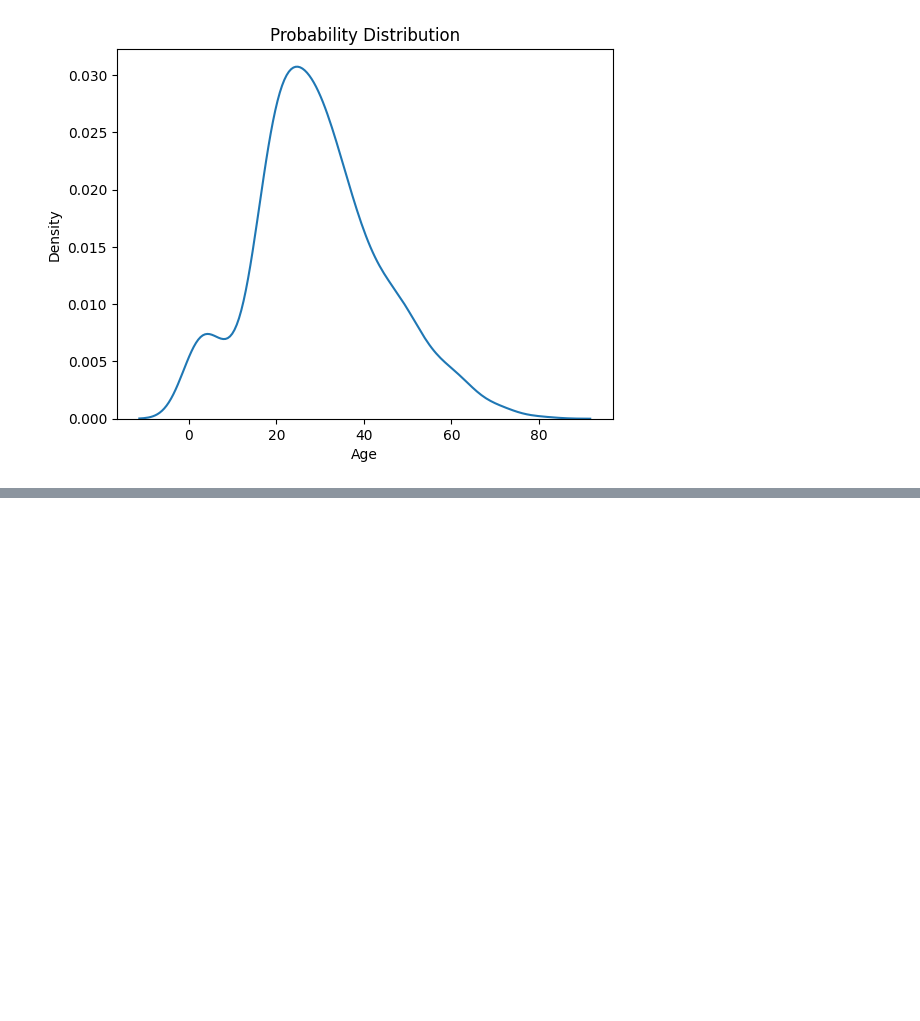
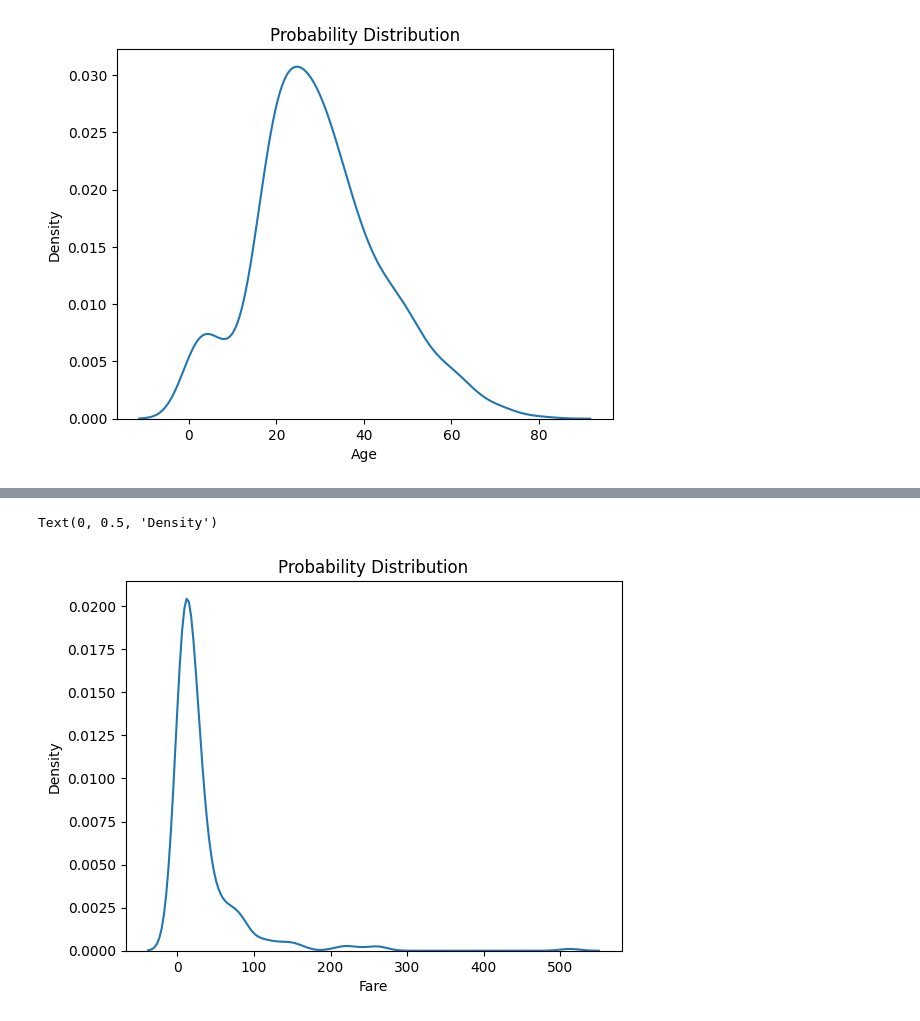
Before and after one commit to roybipro/AI-ML-learning-Phitron, a Jupyter notebook: machine-learning/week-01-eda-and-feature-engineering/moddule-01-exploratory-data-analysis-part-1/eda-p-1.ipynb, the cells around one changed output, grey strips where cells are left out. Saved outputs shown, nothing was run; the diff lists cells and outputs as text; code cells hidden in the pictures; blank space fills up the shorter version.

```diff
--- a/machine-learning/week-01-eda-and-feature-engineering/moddule-01-exploratory-data-analysis-part-1/eda-p-1.ipynb
+++ b/machine-learning/week-01-eda-and-feature-engineering/moddule-01-exploratory-data-analysis-part-1/eda-p-1.ipynb
@@ -183,0 +194,8 @@ Text(0, 0.5, 'Density')
+# %%
+sns.kdeplot(df['Fare'])
+plt.title('Probability Distribution')
+plt.xlabel('Fare')
+plt.ylabel('Density')
+# %% [output]
+Text(0, 0.5, 'Density')
+[figure, added]
```
Also changed, not shown: parts of 3 cells of this notebook.
